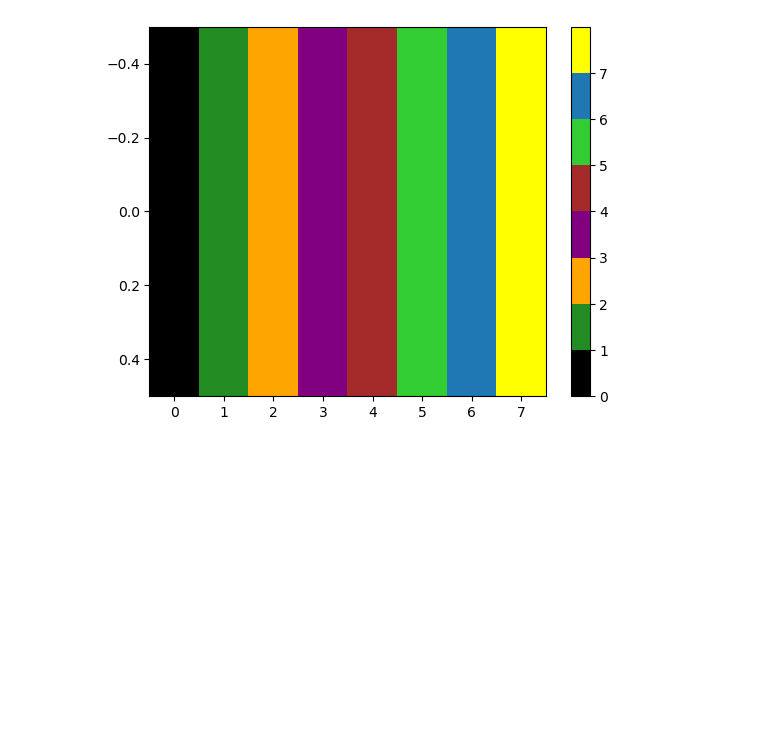
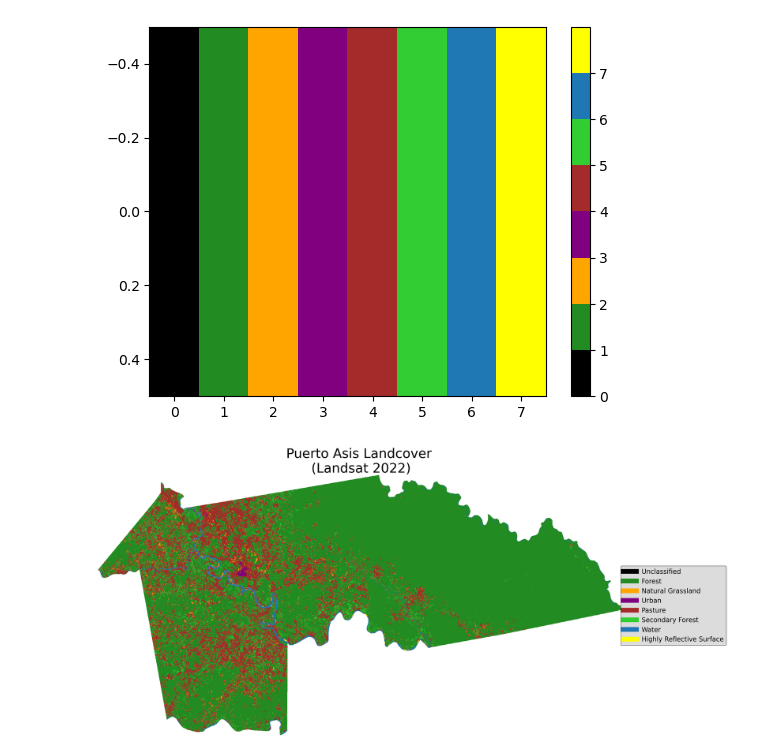
Before and after one commit to macacosta/04-geopark-raster-data, a Jupyter notebook: notebooks/04-geopark-raster-data-solutions.ipynb, the cells around one changed output. Drawn from its saved outputs; the diff is of its cells as text; code cells hidden in the pictures; blank space fills up the shorter version.

Commit message:
plotting raster data with categorical legend

```diff
--- a/notebooks/04-geopark-raster-data-solutions.ipynb
+++ b/notebooks/04-geopark-raster-data-solutions.ipynb
@@ -193,0 +213,45 @@ plt.show()
+# %%
+# Creating the legend elements
+
+from matplotlib.lines import Line2D
+
+legend_elements = [Line2D([0], [0], color='black', lw=18, label='Unclassified',),
+                   Line2D([0], [0], color='forestgreen', lw=18, label='Forest'),
+                   Line2D([0], [0], color='orange', lw=18, label='Natural Grassland'),
+                   Line2D([0], [0], color='purple', lw=18, label='Urban'),
+                   Line2D([0], [0], color='brown', lw=18, label='Pasture'),
+                   Line2D([0], [0], color='limegreen', lw=18, label='Secondary Forest'),
+                   Line2D([0], [0], color='tab:blue', lw=18, label='Water'),
+                   Line2D([0], [0], color='yellow', lw=18, label='Highly Reflective Surface')]
+# %%
+# Plot the raster clipped to Puerto Asis (2002)
+
+from mpl_toolkits.axes_grid1.anchored_artists import AnchoredSizeBar
+fig, ax = plt.subplots(figsize=(36,18))
+
+clipped_2022.where(clipped_2022!=clipped_2022.rio.nodata).plot(
+    ax=ax,
+    add_colorbar=False,
+    cmap=cms_cmap,
+    norm=norm)
+plt.title("Puerto Asis Landcover \n(Landsat 2022)",fontsize=50)
+#ax.tick_params(axis='both', which='major', labelsize=30)
+#ax.set_facecolor("whitesmoke")
+
+ax.axis('off')
+
+ax.legend(handles=legend_elements,
+          loc='right',
+          fontsize='25',
+          facecolor='gainsboro',
+          edgecolor='black',
+          framealpha=1.0,
+          bbox_to_anchor=(1.2, 0.5))
+
+#scalebar = AnchoredSizeBar(ax.transData, 1, '1 km', 'lower center')
+
+#plt.gca().add_artist(scalebar)
+
+plt.show()
+# %% [output]
+[figure, added]
```
Also changed, not shown: parts of 1 cell of this notebook.
